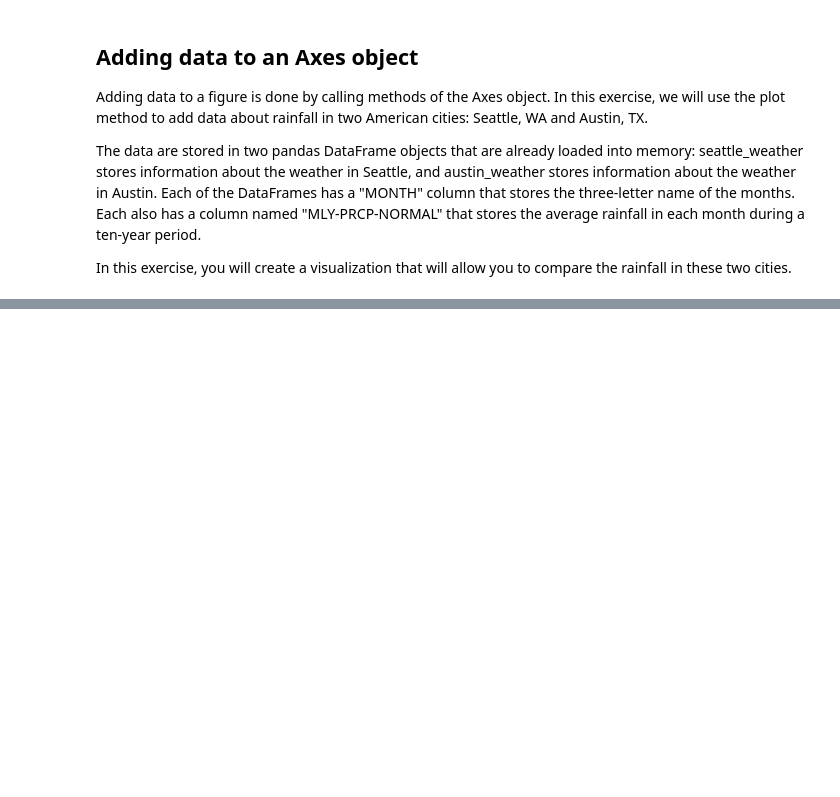
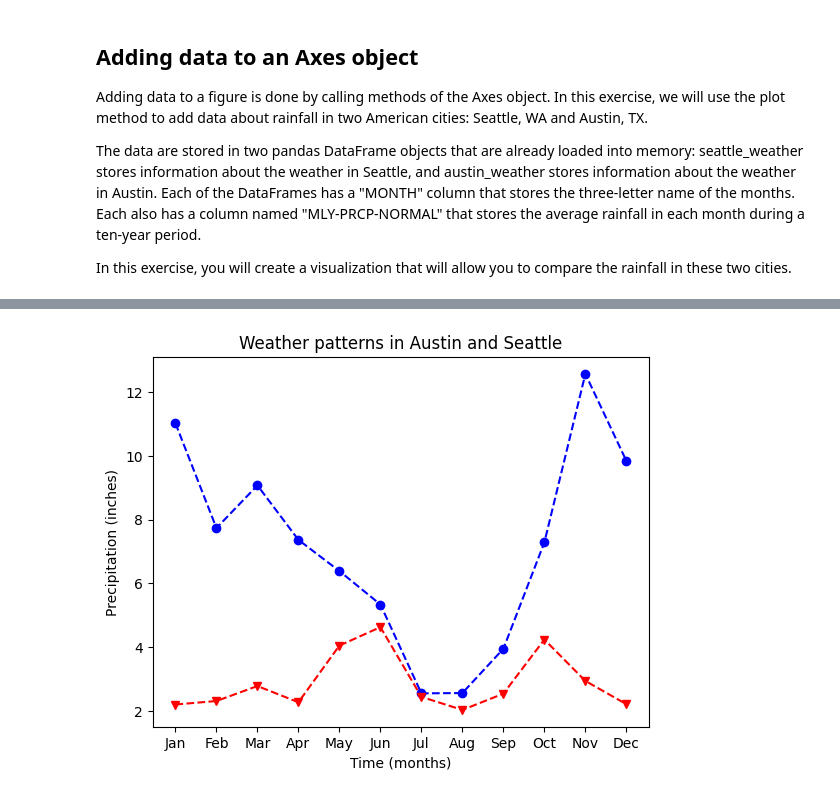
Before and after one commit to Emigbanam/Data-Analysis-Practice, a Jupyter notebook: Data Visualization With Python (Matplotlib).ipynb, the cells around one changed output, grey strips where cells are left out. Cells and saved outputs as stored; diff of their text form; code cells hidden in the pictures; blank space fills up the shorter version.

```diff
--- a/Data Visualization With Python (Matplotlib).ipynb
+++ b/Data Visualization With Python (Matplotlib).ipynb
@@ -94,0 +133,17 @@ plt.show()
+# %%
+#1. Use the set_xlabel method to add the label: "Time (months)".
+#2. Use the set_xlabel method to add the label: "Time (months)".
+#3. Use the set_ylabel method to add the label: "Precipitation (inches)".
+#4. Use the set_title method to add the title: "Weather patterns in Austin and Seattle"
+
+fig, ax= plt.subplots()
+ax.plot(seattle['MONTH'], seattle['MLY-PRCP-NORMAL'], color='b', marker = 'o', linestyle = '--')
+ax.plot(austin['MONTH'], austin['MLY-PRCP-NORMAL'], color='r', marker='v', linestyle='--')
+
+ax.set_xlabel("Time (months)")
+ax.set_xlabel("Time (months)")
+ax.set_ylabel("Precipitation (inches)")
+ax.set_title("Weather patterns in Austin and Seattle")
+plt.show()
+# %% [output]
+[figure, added]
```
Also changed, not shown: parts of 7 cells of this notebook.
